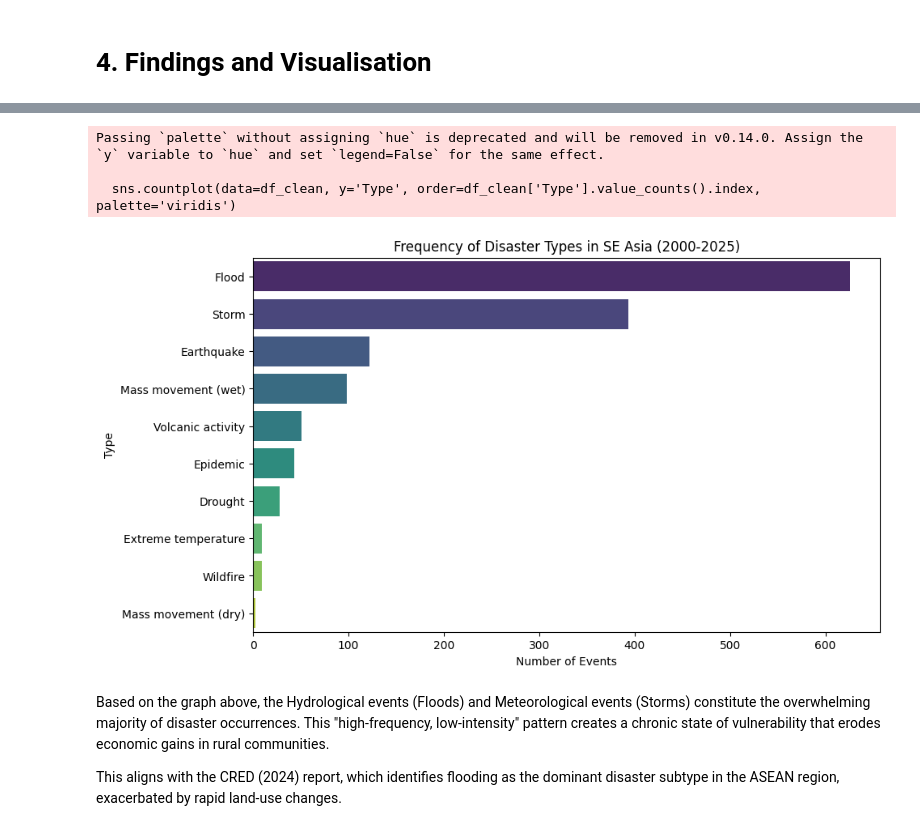
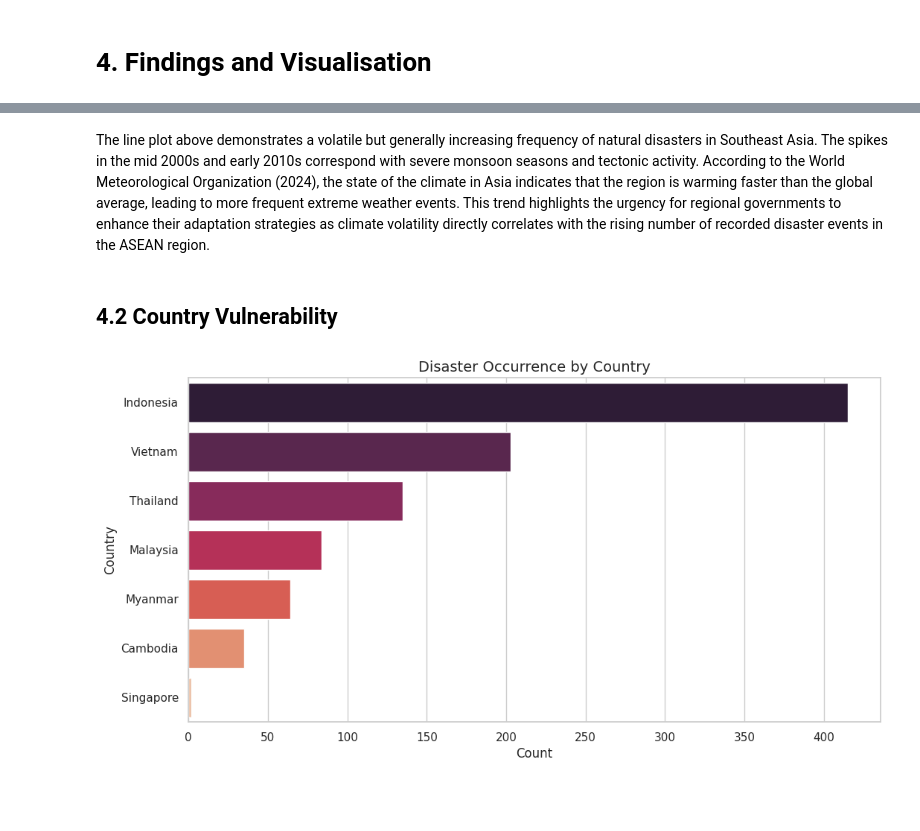
Before and after one commit to Rozieyati/Project_2_Data_Science, a Jupyter notebook: P166417_Impact_Analysis_of_Natural_Disasters_in_Asia.ipynb, the cells around one changed output, grey strips where cells are left out. Saved outputs shown, nothing was run; the diff lists cells and outputs as text; code cells hidden in the pictures; blank space fills up the shorter version.

```diff
--- a/P166417_Impact_Analysis_of_Natural_Disasters_in_Asia.ipynb
+++ b/P166417_Impact_Analysis_of_Natural_Disasters_in_Asia.ipynb
@@ -79,15 +122,13 @@ df_clean = df_clean[(df_clean["Year"] >= 2000) & (df_clean["Year"] <= 2025)]
+# %% [markdown]
+The line plot above demonstrates a volatile but generally increasing frequency of natural disasters in Southeast Asia. The spikes in the mid 2000s and early 2010s correspond with severe monsoon seasons and tectonic activity. According to the World Meteorological Organization (2024), the state of the climate in Asia indicates that the region is warming faster than the global average, leading to more frequent extreme weather events. This trend highlights the urgency for regional governments to enhance their adaptation strategies as climate volatility directly correlates with the rising number of recorded disaster events in the ASEAN region.
+# %% [markdown]
+## **4.2 Country Vulnerability**
 # %%
-plt.figure(figsize=(10, 6))
-sns.countplot(data=df_clean, y='Type', order=df_clean['Type'].value_counts().index, palette='viridis')
-plt.title('Frequency of Disaster Types in SE Asia (2000-2025)')
-plt.xlabel('Number of Events')
+plt.figure(figsize=(12, 6))
+sns.countplot(data=df_sea, y='Country', order=df_sea['Country'].value_counts().index, palette='rocket')
+plt.title('Disaster Occurrence by Country', fontsize=14)
+plt.xlabel('Count')
+plt.ylabel('Country')
 plt.show()
 # %% [output]
-Passing `palette` without assigning `hue` is deprecated and will be removed in v0.14.0. Assign the `y` variable to `hue` and set `legend=False` for the same effect.
-
-  sns.countplot(data=df_clean, y='Type', order=df_clean['Type'].value_counts().index, palette='viridis')
-[figure, old version]
+[figure, new version]
-# %% [markdown]
-Based on the graph above, the Hydrological events (Floods) and Meteorological events (Storms) constitute the overwhelming majority of disaster occurrences. This "high-frequency, low-intensity" pattern creates a chronic state of vulnerability that erodes economic gains in rural communities.
-
-This aligns with the CRED (2024) report, which identifies flooding as the dominant disaster subtype in the ASEAN region, exacerbated by rapid land-use changes.
```
Also changed, not shown: parts of 37 cells of this notebook.
